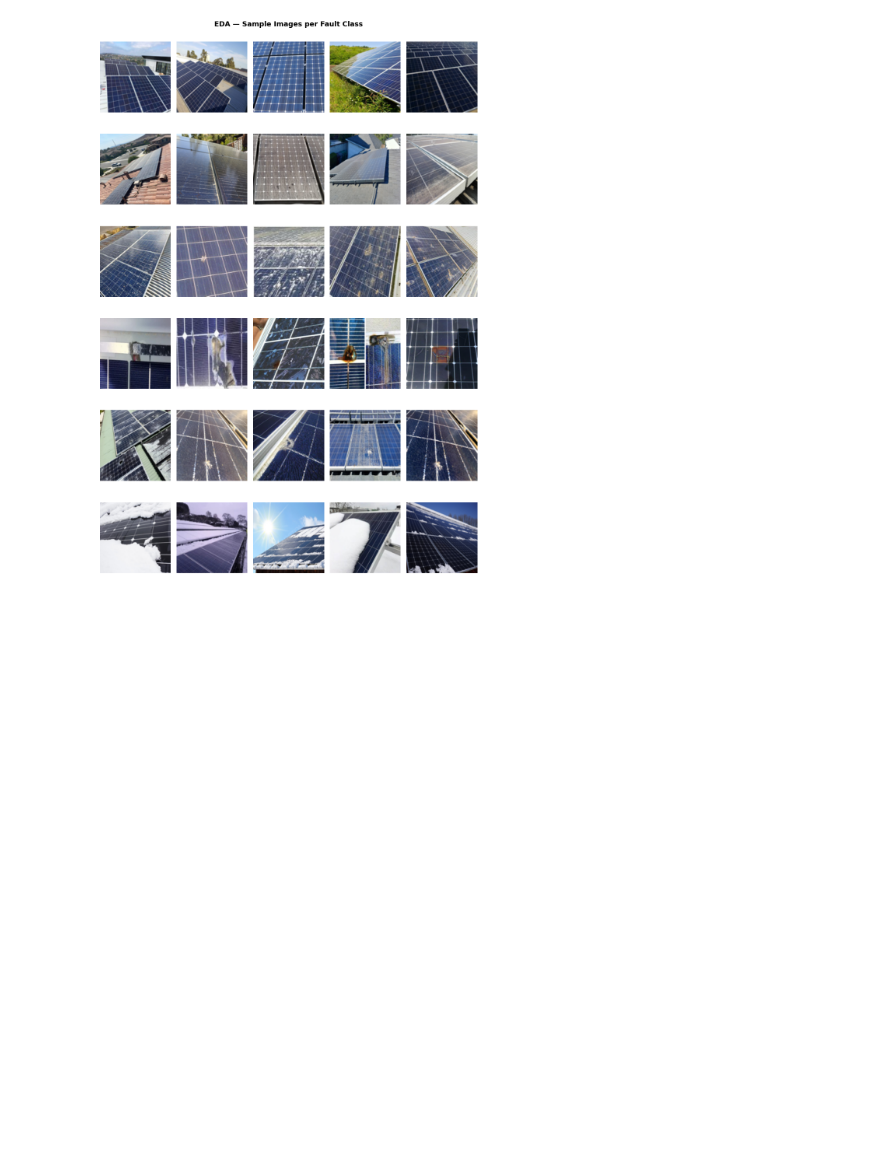
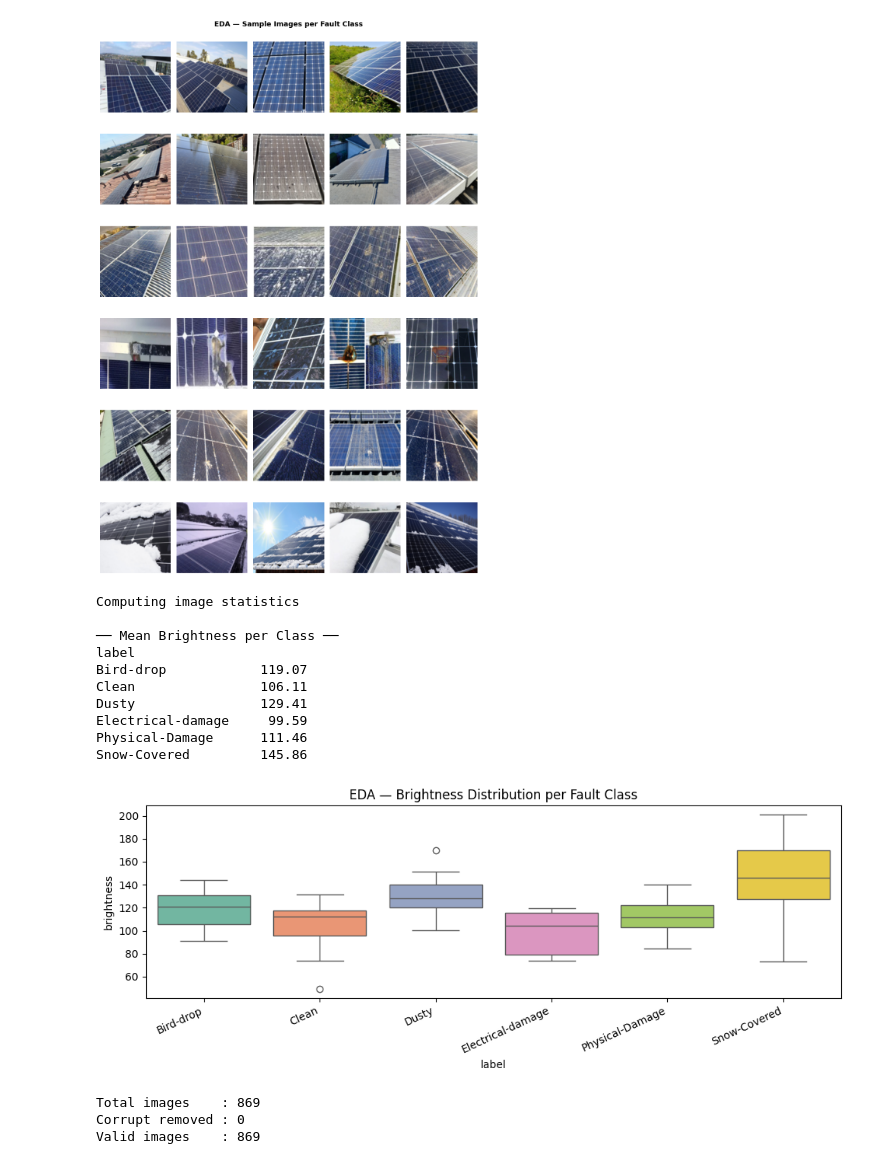
Before and after one commit to skarthivelan/solar-panal-fault-detection, a Jupyter notebook: solar_panel_fault_detection.ipynb, the cells around one changed output. Saved outputs shown, nothing was run; the diff lists cells and outputs as text; code cells hidden in the pictures; blank space fills up the shorter version.

Commit message:
Added image analysis and image validation
Added image analysis and image validation

```diff
--- a/solar_panel_fault_detection.ipynb
+++ b/solar_panel_fault_detection.ipynb
@@ -133,3 +133,72 @@ plt.tight_layout()
 plt.show()
 # %% [output]
 [figure]
+# %%
+print('Computing image statistics')
+stats = []
+sample_df = df.groupby('label').apply(lambda x: x.sample(min(20, len(x)),
+                                       random_state=SEED)).reset_index(drop=True)
+
+for _, row in sample_df.iterrows():
+    try:
+        img = np.array(Image.open(row['path']).convert('RGB'))
+        stats.append({
+            'label'   : row['label'],
+            'height'  : img.shape[0],
+            'width'   : img.shape[1],
+            'mean_r'  : img[:,:,0].mean(),
+            'mean_g'  : img[:,:,1].mean(),
+            'mean_b'  : img[:,:,2].mean(),
+            'std'     : img.std(),
+            'brightness': img.mean()
+        })
+    except Exception:
+        pass
+
+stats_df = pd.DataFrame(stats)
+print('\n── Mean Brightness per Class ──')
+print(stats_df.groupby('label')['brightness'].mean().round(2).to_string())
+
+fig, ax = plt.subplots(figsize=(10, 4))
+sns.boxplot(data=stats_df, x='label', y='brightness', palette='Set2', ax=ax)
+ax.set_title('EDA — Brightness Distribution per Fault Class')
+ax.set_xticklabels(ax.get_xticklabels(), rotation=25, ha='right')
+plt.tight_layout()
+#plt.savefig(f'{OUTPUT_DIR}/eda_brightness.png', dpi=150, bbox_inches='tight')
+plt.show()
+# %% [output]
+Computing image statistics
+
+── Mean Brightness per Class ──
+label
+Bird-drop            119.07
+Clean                106.11
+Dusty                129.41
+Electrical-damage     99.59
+Physical-Damage      111.46
+Snow-Covered         145.86
+[figure, added]
+# %%
+#Remove corrupt / unreadable files
+valid_paths, valid_labels = [], []
+corrupt_count = 0
+
+for path, label in zip(df['path'], df['label']):
+    try:
+        img = Image.open(path).convert('RGB')
+        arr = np.array(img)
+        if arr.shape[2] == 3 and arr.size > 0:
+            valid_paths.append(path)
+            valid_labels.append(label)
+        else:
+            corrupt_count += 1
+    except Exception:
+        corrupt_count += 1
+
+print(f'Total images    : {len(df)}')
+print(f'Corrupt removed : {corrupt_count}')
+print(f'Valid images    : {len(valid_paths)}')
+# %% [output]
+Total images    : 869
+Corrupt removed : 0
+Valid images    : 869
```
